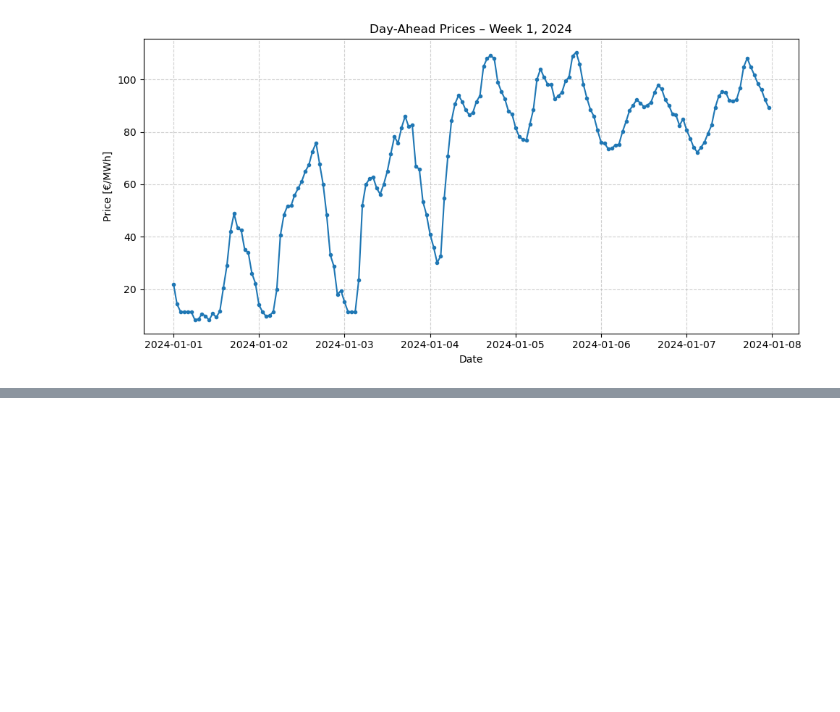
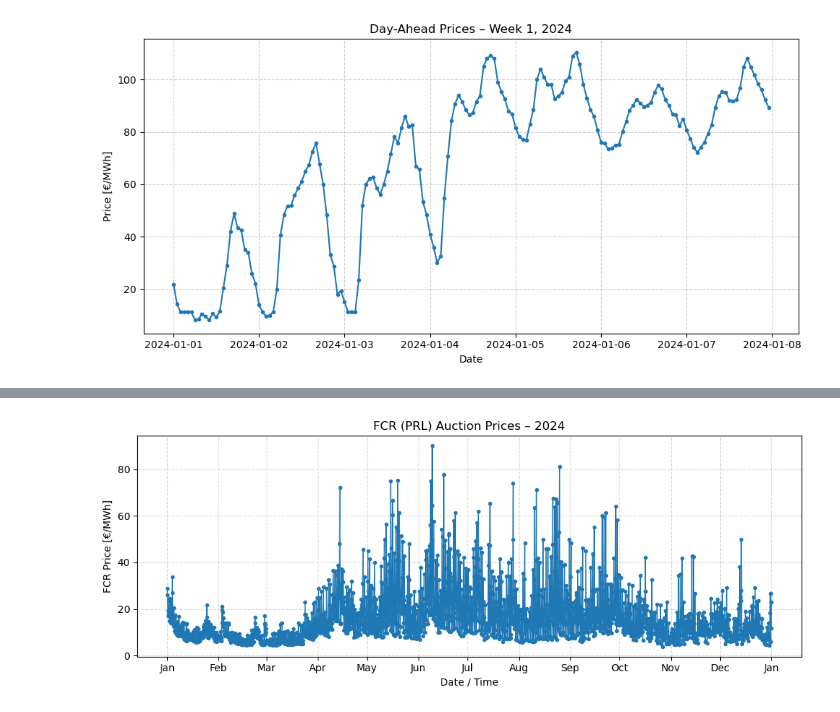
Before and after one commit to epaupe/Energy-Later, a Jupyter notebook: data_loading.ipynb, the cells around one changed output, grey strips where cells are left out. Drawn from its saved outputs; the diff is of its cells as text; code cells hidden in the pictures; blank space fills up the shorter version.

```diff
--- a/data_loading.ipynb
+++ b/data_loading.ipynb
@@ -40,3 +42,12 @@ print(len(merged_DA))
 plot_DA_week(merged_DA, year=2024, week=1)
 # %% [output]
 [figure]
+# %%
+# 2) FCR market prices
+fcr_folder = "data/Swissgrid_PRL_SRL_TRL"
+years_to_load_FCR = [2024] # Define the years you want to import
+
+merged_FCR = load_fcr_prices(fcr_folder, years_to_load_FCR)
+print(merged_FCR.head())
+print(merged_FCR.tail())
+print(len(merged_FCR)) #NB: 2196 rows for 2024 (4h granularity), because 2024 is a leap year (366 days)
@@ -42,0 +69,4 @@ plot_DA_week(merged_DA, year=2024, week=1)
+# %%
+plot_fcr_prices(merged_FCR, year=2024)
+# %% [output]
+[figure, added]
```
Also changed, not shown: parts of 3 cells of this notebook, 3 other files.
